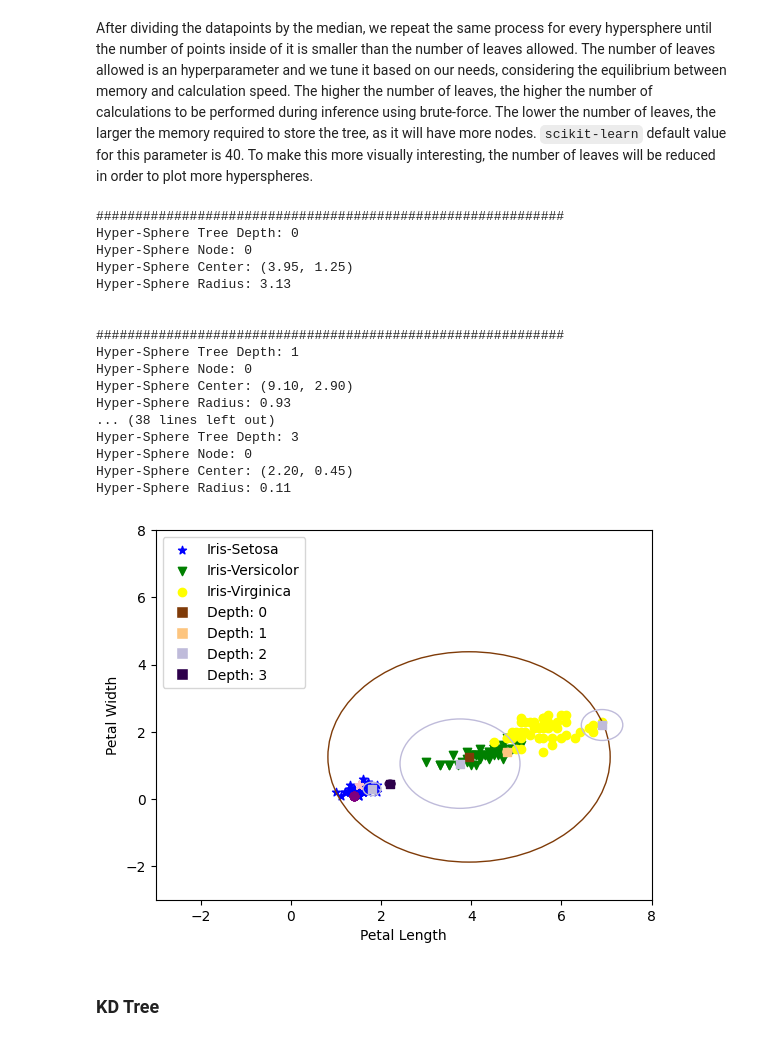
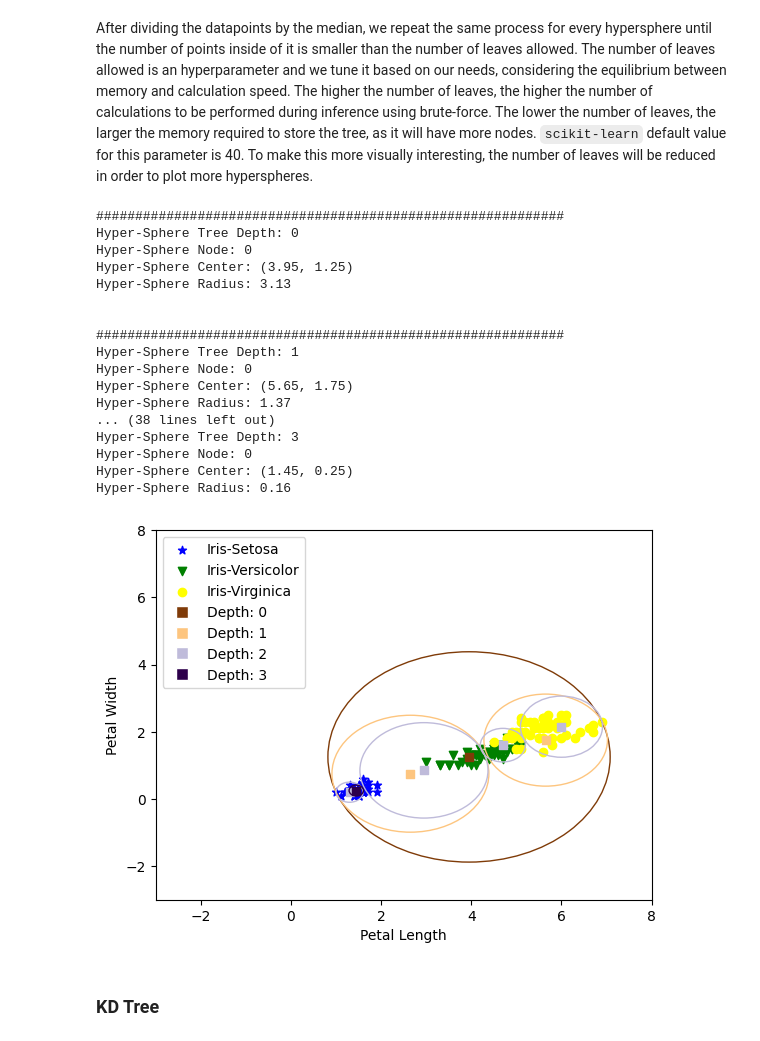
Before and after one commit to davidterroso/ML, a Jupyter notebook: classification/knn.ipynb, the cells around one changed output. Saved outputs shown, nothing was run; the diff lists cells and outputs as text; code cells hidden in the pictures.

```diff
--- a/classification/knn.ipynb
+++ b/classification/knn.ipynb
@@ -817,10 +817,10 @@ data_points_projection = unit_vector @ (X - a).T
 points_projection_pair = np.c_[X, data_points_projection]
 
 first_split = points_projection_pair[
-                data_points_projection <= np.median(data_points_projection)
+                data_points_projection < np.median(data_points_projection)
             ]
 second_split = points_projection_pair[
-                data_points_projection > np.median(data_points_projection)
+                data_points_projection >= np.median(data_points_projection)
             ]
 
 splits = [first_split, second_split]
@@ -871,20 +871,19 @@ while not all_trees_leaves_pass:
             furthest_point = random_point
             for pt in split:
                 distance = euclidean_dist_fun(random_point, pt)
-                if max_distance < distance:
+                if distance > max_distance:
                     max_distance = distance
                     furthest_point = pt
 
-            max_distance = 0
             diameter = 0
             second_furthest_point = random_point
             for pt in split:
-                diameter = euclidean_dist_fun(furthest_point, pt)
-                if max_distance < diameter:
-                    max_distance = diameter
+                distance = euclidean_dist_fun(furthest_point, pt)
+                if distance > diameter:
+                    diameter = distance
                     second_furthest_point = pt
 
-            center = np.array(furthest_point) + np.array(second_furthest_point) / 2
+            center = (np.array(furthest_point) + np.array(second_furthest_point)) / 2
             radius = diameter / 2
 
             trees[depth].append([center, round(radius, 2)])
@@ -952,14 +951,6 @@ for depth, nodes in trees.items():
         center_point, radius = node
         circle = Circle(tuple(center_point), radius, fill=False, color=color)
         axes.add_artist(circle)
-        plt.scatter(furthest_point[0],
-                    furthest_point[1],
-                    marker=label_to_marker[furthest_point_class],
-                    c="pink")
-        plt.scatter(second_furthest_point[0],
-                    second_furthest_point[1],
-                    marker=label_to_marker[second_furthest_point_class],
-                    c="purple")
         plt.scatter(center_point[0], center_point[1], marker="s", color=color, label="Center")
 
         print("#" * 60)
@@ -969,37 +960,37 @@ for depth, nodes in trees.items():
         print(f"Hyper-Sphere Radius: {radius:.2f}")
         print("\n")
 
     depth_legend = Line2D(
         [0], [0],
         marker='s',
         color='w',
         markerfacecolor=color,
         markersize=8,
         label=f'Depth: {depth}'
     )
     handles.append(depth_legend)
     labels.append(f"Depth: {depth}")
 
 plt.legend(handles, labels, loc=2)
 plt.show()
 # %% [output]
 ############################################################
 Hyper-Sphere Tree Depth: 0
 Hyper-Sphere Node: 0
 Hyper-Sphere Center: (3.95, 1.25)
 Hyper-Sphere Radius: 3.13
 
 
 ############################################################
 Hyper-Sphere Tree Depth: 1
 Hyper-Sphere Node: 0
-Hyper-Sphere Center: (9.10, 2.90)
-Hyper-Sphere Radius: 0.93
+Hyper-Sphere Center: (5.65, 1.75)
+Hyper-Sphere Radius: 1.37
 ... (38 lines left out)
 Hyper-Sphere Tree Depth: 3
 Hyper-Sphere Node: 0
-Hyper-Sphere Center: (2.20, 0.45)
-Hyper-Sphere Radius: 0.11
+Hyper-Sphere Center: (1.45, 0.25)
+Hyper-Sphere Radius: 0.16
-[figure, old version]
+[figure, new version]
 # %% [markdown]
 ### KD Tree <a id="kd-tree"></a>
```
